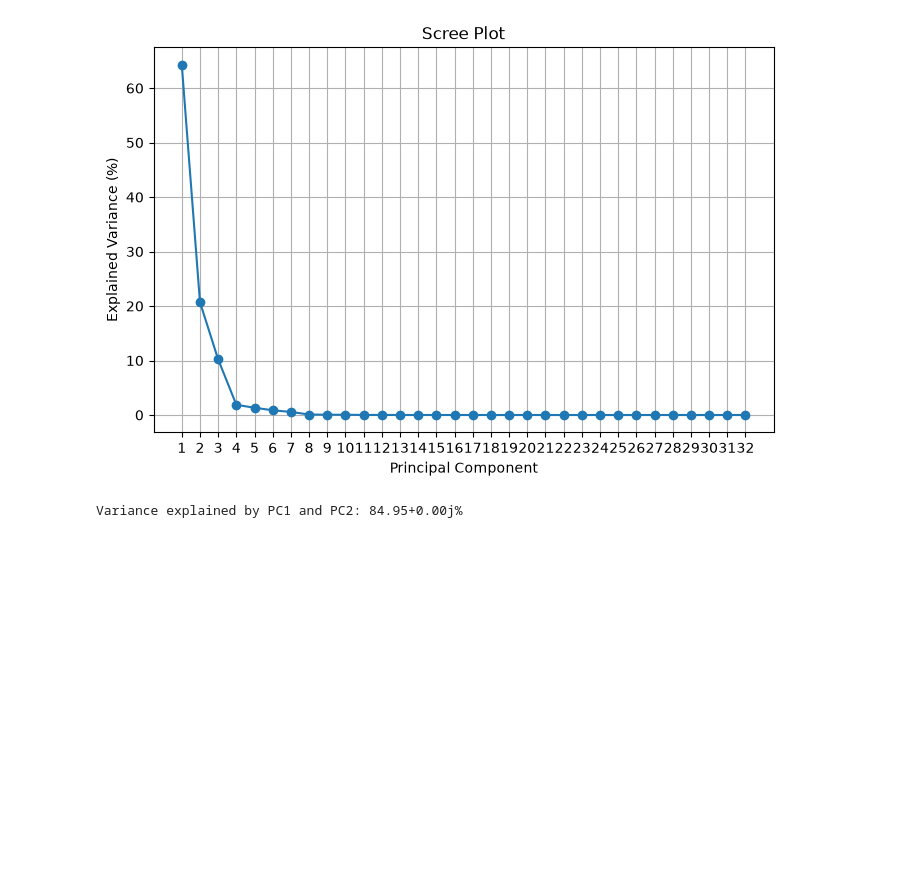
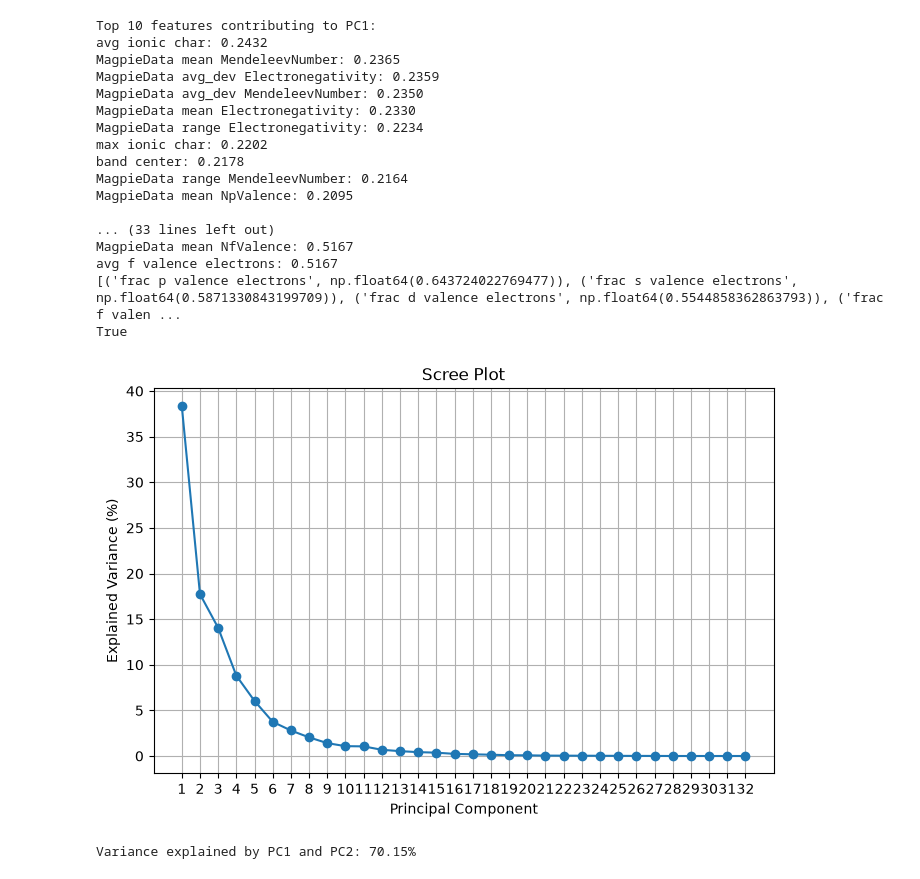
Before and after one commit to jamiemoorearthur/Machine-Learning-Based-Prediction-of-Novel-Oxide-Compounds-Using-a-Dataset-of-2-000-Compounds, a Jupyter notebook: PCA_gB2.ipynb, the cells around one changed output. Cells and saved outputs as stored; diff of their text form; code cells hidden in the pictures; blank space fills up the shorter version.

```diff
--- a/PCA_gB2.ipynb
+++ b/PCA_gB2.ipynb
@@ -118,0 +15,20 @@ MagpieData avg_dev NdValence: 0.0241
+# %%
+#Step 0 - Standardise your data: X = X - u / σ
+def standardise_data(sample_data):
+
+    X_u = sample_data.mean(axis=0)
+    X_std = sample_data.std(axis=0)
+    X_standard = (sample_data - X_u) / X_std
+
+    return X_standard
+# %%
+#Step 1 - Calculate covariance matrix of PCA using standardised training samples then solve all the eigenvectors and eigvenvalues.
+
+def PCA_calculation(X_standardised):
+    X_cov_matrix = np.cov(X_standardised, rowvar=False)
+    X_eigval, X_eigvec = np.linalg.eig(X_cov_matrix)
+    order = np.argsort(X_eigval)[::-1]
+    X_eigval = X_eigval[order]
+    X_eigvec = X_eigvec[:, order]
+
+    return X_eigval, X_eigvec
@@ -119,26 +68,55 @@ MagpieData avg_dev NdValence: 0.0241
 # %%
 import matplotlib.pyplot as plt
 
-explained_variance_ratio = X_eigval / np.sum(X_eigval)
+#Step - Calculate explained variance and create plot to show how significant each PC is
+#This is for visual purposes
+Z_standard = standardise_data(Z)
+Z_eigval, Z_eigvec = PCA_calculation(Z_standard)
+Z_pca = rank_features(Z_eigval, Z_eigvec, 3)
+print(Z_pca)
+b = np.allclose(
+    Z["MagpieData mean NdValence"],
+    Z["avg d valence electrons"]
+)
+print(b)
+
+explained_variance_ratio = Z_eigval / np.sum(Z_eigval)
 
 plt.figure(figsize=(8, 5))
 plt.plot(
     range(1, len(X_eigval) + 1),
     explained_variance_ratio * 100,
     marker="o"
 )
 plt.xlabel("Principal Component")
 plt.ylabel("Explained Variance (%)")
 plt.title("Scree Plot")
 plt.xticks(range(1, len(X_eigval) + 1))
 plt.grid(True)
 plt.show()
 
 print(
     "Variance explained by PC1 and PC2:",
-    f"{np.sum(explained_variance_ratio[:2]) * 100:.2f}%"
+    f"{np.sum(explained_variance_ratio[:3]) * 100:.2f}%"
 )
 # %% [output]
+Top 10 features contributing to PC1:
+avg ionic char: 0.2432
+MagpieData mean MendeleevNumber: 0.2365
+MagpieData avg_dev Electronegativity: 0.2359
+MagpieData avg_dev MendeleevNumber: 0.2350
+MagpieData mean Electronegativity: 0.2330
+MagpieData range Electronegativity: 0.2234
+max ionic char: 0.2202
+band center: 0.2178
+MagpieData range MendeleevNumber: 0.2164
+MagpieData mean NpValence: 0.2095
+
+... (33 lines left out)
+MagpieData mean NfValence: 0.5167
+avg f valence electrons: 0.5167
+[('frac p valence electrons', np.float64(0.643724022769477)), ('frac s valence electrons', np.float64(0.5871330843199709)), ('frac d valence electrons', np.float64(0.5544858362863793)), ('frac f valen ...
+True
-[figure, old version]
+[figure, new version]
-Variance explained by PC1 and PC2: 84.95+0.00j%
+Variance explained by PC1 and PC2: 70.15%
 # %%
```
Also changed, not shown: parts of 6 cells of this notebook.
